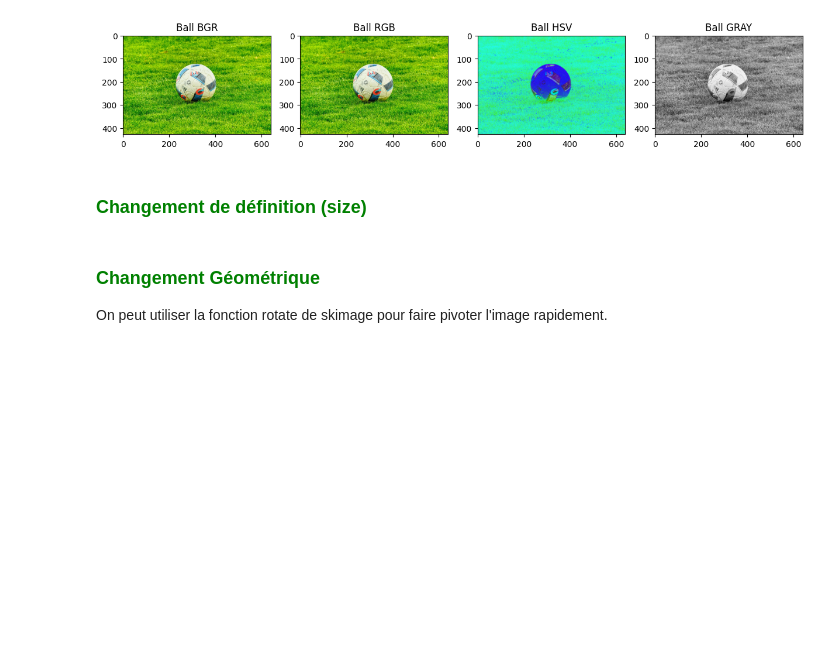
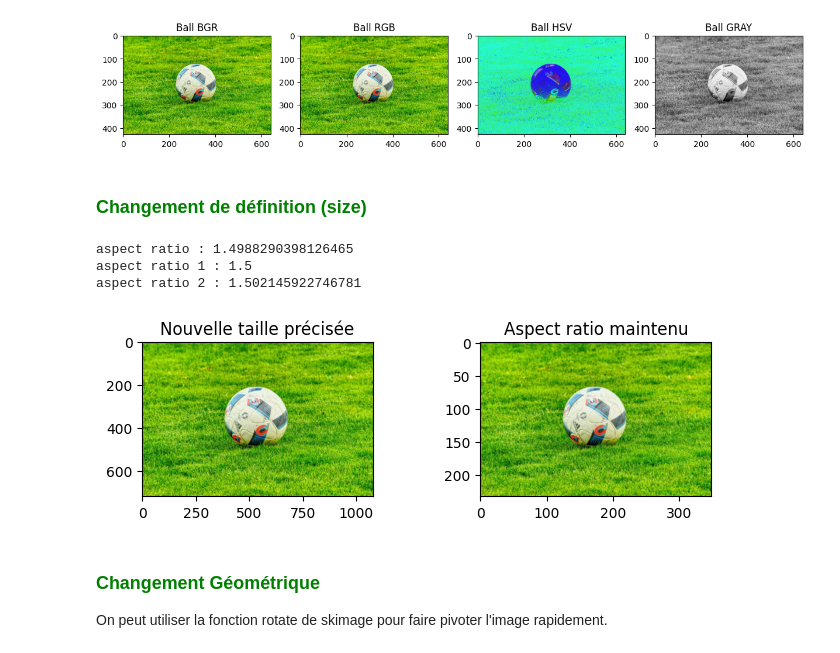
Before and after one commit to kkariste/Image-Enhancement, a Jupyter notebook: manipulation_basique.ipynb, the cells around one changed output. Saved outputs shown, nothing was run; the diff lists cells and outputs as text; code cells hidden in the pictures; blank space fills up the shorter version.

```diff
--- a/manipulation_basique.ipynb
+++ b/manipulation_basique.ipynb
@@ -68,3 +61,35 @@ ball_bgr_prec = cv2.resize(ball_bgr, dsize=(nouv_largeur, nouv_hauteur), interpo
+# %%
+# Calculer l'aspect ratio de l'image originale ball
+print(f"aspect ratio : {ball_bgr.shape[1] / ball_bgr.shape[0]}")
+
+# En précisant les nouvelles valeurs de la hauteur et la largeur
+# La valeur de l'interpolation dépend si l'on agrandit ou rétrécit
+nouv_hauteur = 720
+nouv_largeur = 1080
+ball_bgr1 = cv2.resize(ball_bgr, dsize=(nouv_largeur, nouv_hauteur), interpolation = cv2.INTER_LINEAR) # Agrandir
+# Calculer l'aspect ratio de l'image originale ball
+print(f"aspect ratio 1 : {ball_bgr1.shape[1] / ball_bgr1.shape[0]}")
+
+
+# En maintenant l'aspect ratio
+nouv_largeur = 350
+aspect_ratio = nouv_largeur / ball_bgr.shape[1]
+nouv_hauteur = int(ball_bgr.shape[0] * aspect_ratio)
+dim=(nouv_largeur, nouv_hauteur)
+ball_bgr2 = cv2.resize(ball_bgr, dsize=dim, interpolation=cv2.INTER_AREA) # Rétrécir
+# Calculer l'aspect ratio de l'image originale ball
+print(f"aspect ratio 2 : {ball_bgr2.shape[1] / ball_bgr2.shape[0]}")
+
+# Afficher les résultats
+plt.figure(figsize=[8,2])
+plt.subplot(121); plt.imshow(ball_bgr1[:,:,::-1]); plt.title("Nouvelle taille précisée")
+plt.subplot(122); plt.imshow(ball_bgr2[:,:,::-1]); plt.title("Aspect ratio maintenu")
+plt.show()
+# %% [output]
+aspect ratio : 1.4988290398126465
+aspect ratio 1 : 1.5
+aspect ratio 2 : 1.502145922746781
+[figure, added]
 # %% [markdown]
 ### <span style=color:green> Changement Géométrique </span>
 
```
Also changed, not shown: parts of 1 cell of this notebook.
